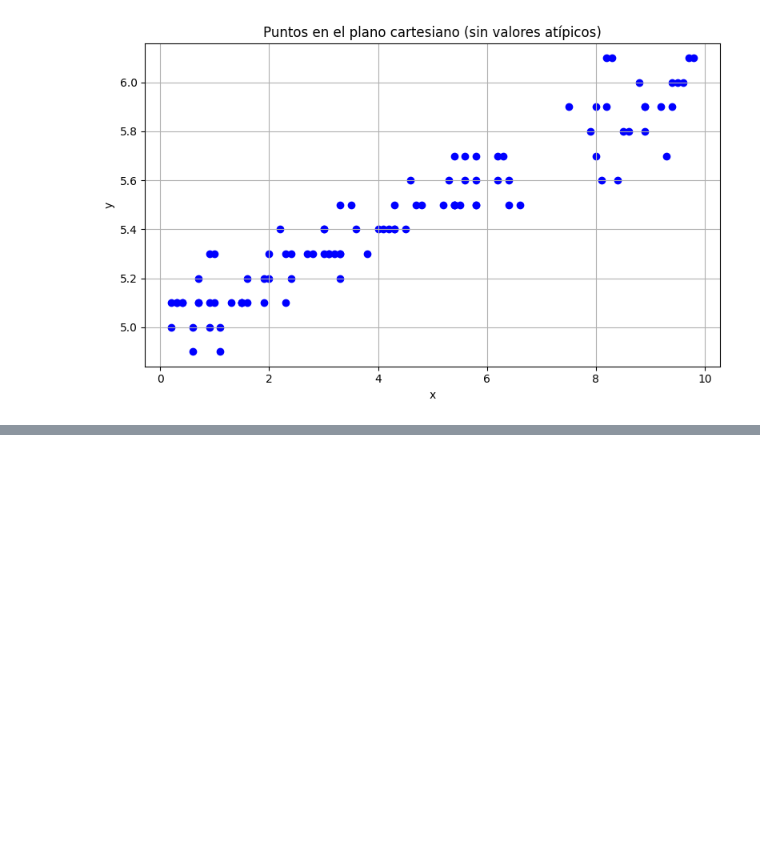
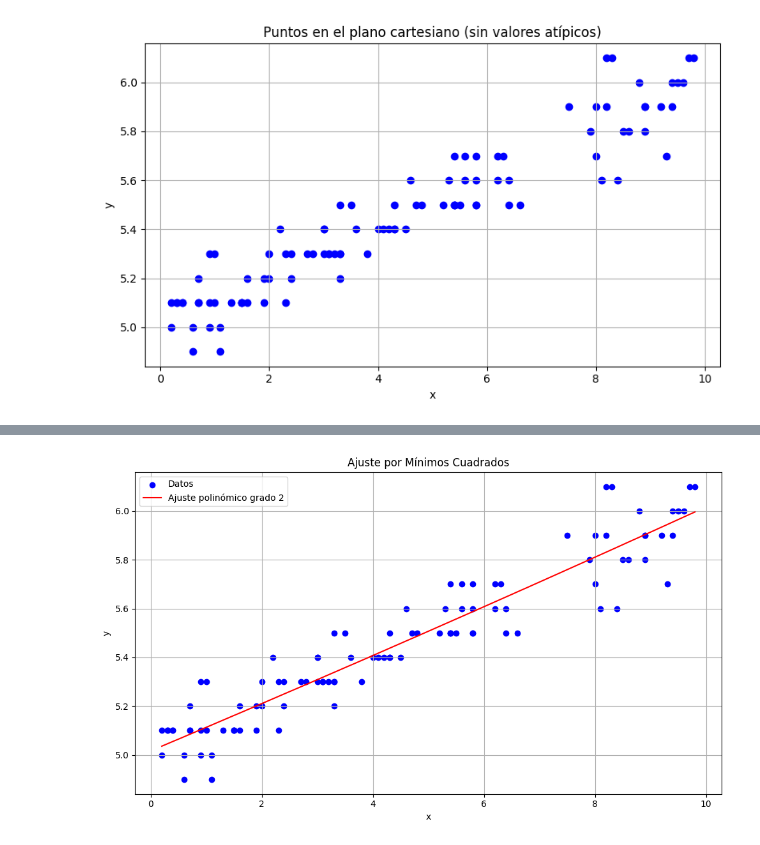
Before and after one commit to Harry-GNS/Examen_Metodos, a Jupyter notebook: Ejercicio Interpolacion.ipynb, the cells around one changed output, grey strips where cells are left out. Saved outputs shown, nothing was run; the diff lists cells and outputs as text; code cells hidden in the pictures; blank space fills up the shorter version.

```diff
--- a/Ejercicio Interpolacion.ipynb
+++ b/Ejercicio Interpolacion.ipynb
@@ -61,0 +63,44 @@ plt.show()
+# %%
+
+# Codigo Para interpolar los puntos
+
+
+import numpy as np
+import matplotlib.pyplot as plt
+
+x = [4.1,3.6,3.3,0.2,9.8,9.5,3.2,5.8,0.7,4.2,5.4,6.3,0.3,1.0,9.3,2.4,4.7,8.8,5.2,5.6,4.8,9.7,7.5,0.7,8.2,0.6,2.3,8.4,0.4,1.6,1.5,9.6,6.6,0.9,8.2,5.5,9.4,4.3,6.4,3.3,2.8,3.3,0.9,5.8,4.3,1.0,5.4,8.0,8.6,4.0,8.9,3.0,9.2,3.3,8.9,2.3,1.9,3.5,4.3,5.8,8.9,0.7,5.8,6.2,2.4,1.5,0.2,3.1,6.2,4.5,3.1,1.3,2.0,-200.0,0.4,5.4,4.6,0.6,1.6,1.9,2.2,6.4,1.1,7.9,8.1,3.8,1.1,3.0,5.6,5.4,0.3,8.3,8.5,5.3,1.5,0.9,2.7,3.0,8.0,2.0,9.4]
+y = [5.4,5.4,5.3,5.0,6.1,6.0,5.3,5.5,5.2,5.4,5.7,5.7,5.1,5.3,5.7,5.2,5.5,6.0,5.5,5.7,5.5,6.1,5.9,5.1,5.9,5.0,5.3,5.6,5.1,5.1,5.1,6.0,5.5,5.0,6.1,5.5,5.9,5.4,5.6,5.5,5.3,5.2,5.3,5.7,5.5,5.1,5.5,5.9,5.8,5.4,5.8,5.4,5.9,5.3,5.9,5.1,5.1,5.5,5.4,5.5,5.9,5.1,5.6,5.7,5.3,5.1,5.1,5.3,5.6,5.4,5.3,5.1,5.3,500,5.1,5.5,5.6,4.9,5.2,5.2,5.4,5.5,5.0,5.8,5.6,5.3,4.9,5.4,5.6,5.5,5.1,6.1,5.8,5.6,5.1,5.1,5.3,5.3,5.7,5.2,6.0]
+
+# Filtrar valores atípicos para un ajuste más representativo
+x_filtrado = []
+y_filtrado = []
+for xi, yi in zip(x, y):
+    if abs(xi) < 20 and abs(yi) < 20:
+        x_filtrado.append(xi)
+        y_filtrado.append(yi)
+
+x_filtrado = np.array(x_filtrado)
+y_filtrado = np.array(y_filtrado)
+
+# Ajuste por mínimos cuadrados (polinomio de grado 2)
+grado = 2
+coef = np.polyfit(x_filtrado, y_filtrado, grado)
+p = np.poly1d(coef)
+
+# Valores interpolados
+x_interp = np.linspace(min(x_filtrado), max(x_filtrado), 500)
+y_interp = p(x_interp)
+
+# Graficar
+plt.figure(figsize=(10, 6))
+plt.scatter(x_filtrado, y_filtrado, color='blue', label='Datos')
+plt.plot(x_interp, y_interp, color='red', label=f'Ajuste polinómico grado {grado}')
+plt.xlabel('x')
+plt.ylabel('y')
+plt.title('Ajuste por Mínimos Cuadrados')
+plt.legend()
+plt.grid(True)
+plt.tight_layout()
+plt.show()
+# %% [output]
+[figure, added]
```
Also changed, not shown: parts of 3 cells of this notebook, 3 other files.
